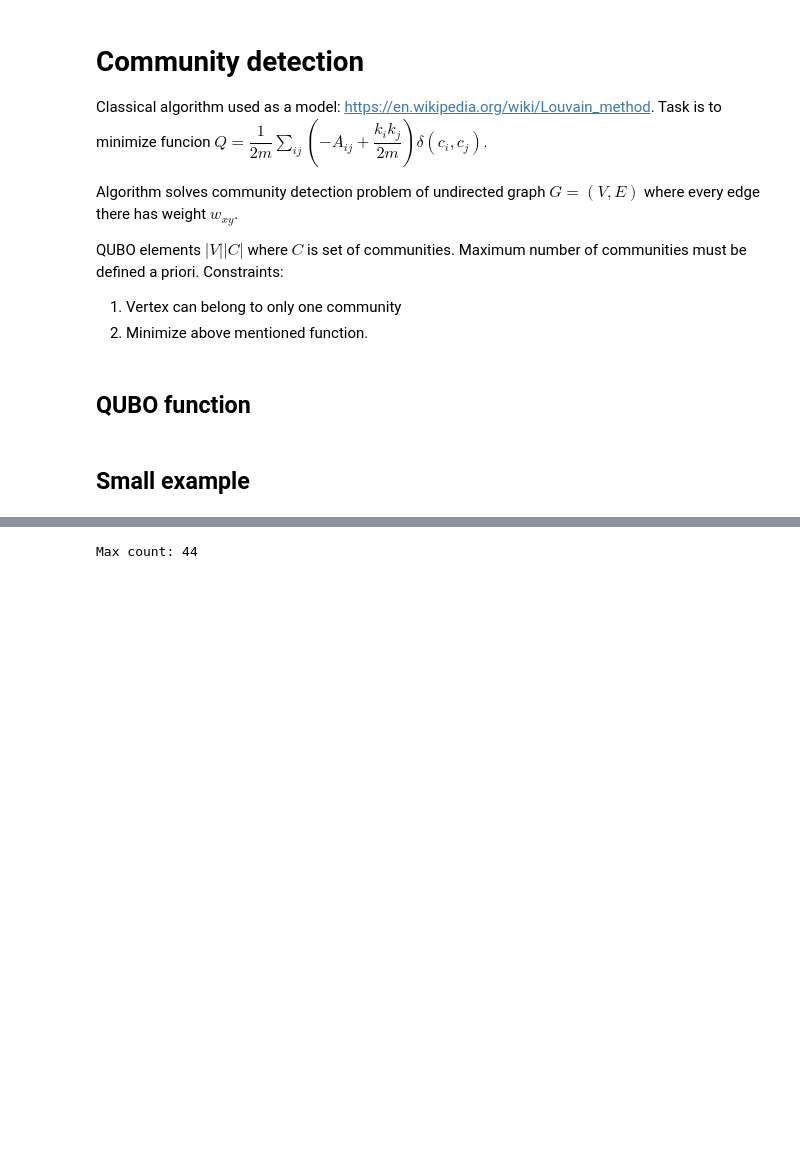
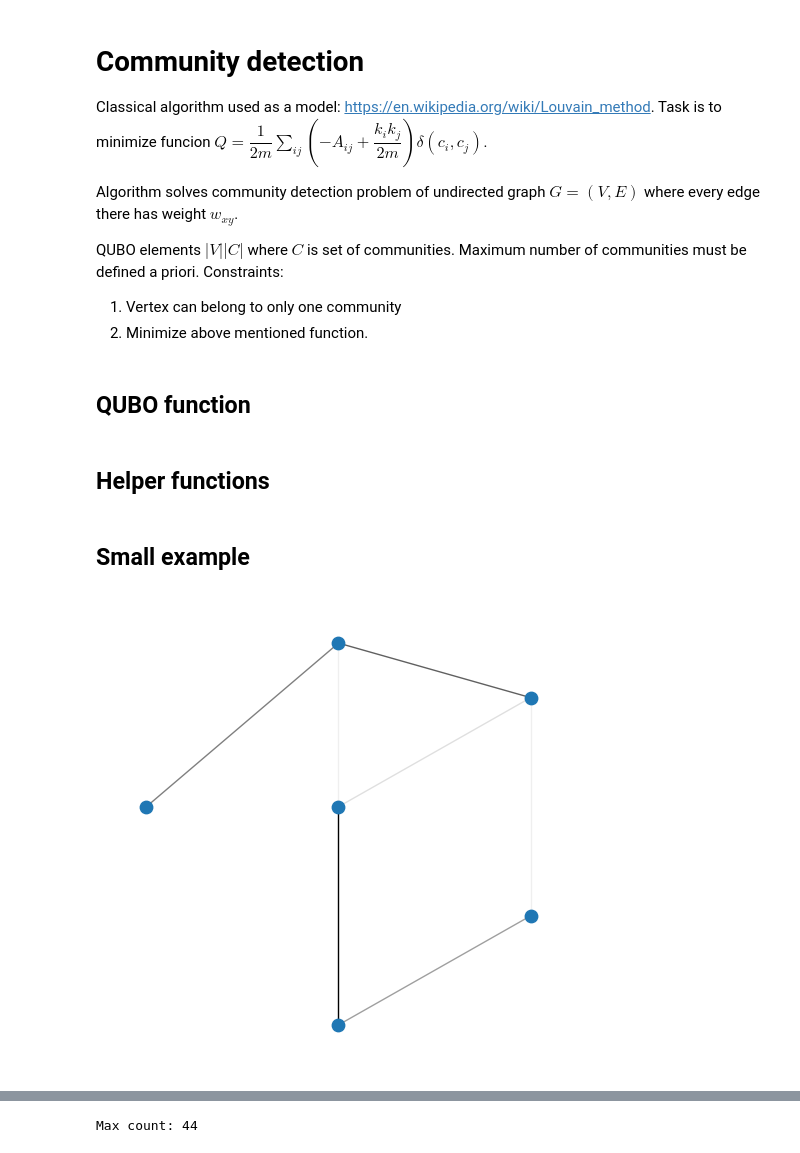
Before and after one commit to vuorenkoski/AQC, a Jupyter notebook: community_detection/community_detection.ipynb, the cells around one changed output, grey strips where cells are left out. Cells and saved outputs as stored; diff of their text form; code cells hidden in the pictures; blank space fills up the shorter version.

```diff
--- a/community_detection/community_detection.ipynb
+++ b/community_detection/community_detection.ipynb
@@ -69,9 +50,46 @@ def create_qubo(E, vertices, communities, p):
 
     return Q
+# %% [markdown]
+## Helper functions
+# %%
+def print_graph(G, node_color=None):
+    pos = nx.get_node_attributes(G, 'pos')
+    m = 0
+    for k,v in nx.get_edge_attributes(G, 'weight').items():
+        m = max(m,v)
+    a = [v/m for k,v in nx.get_edge_attributes(G, 'weight').items()]
+    plt.figure(figsize=(6, 6))
+    nx.draw_networkx_edges(G, pos, alpha=a)
+    nx.draw_networkx_nodes(G, pos, node_size=80, node_color=node_color)
+    plt.axis("off")
+    plt.show()
+
+colors=['blue','red','green','magenta', 'black']
+
+def result_to_colors(sample):
+    cs = np.zeros(len(G.nodes))
+    for k,v in sample.items():
+        if v==1:
+            cs[k[0]]=k[1]
+    nc = []
+    for i in range(len(cs)):
+        nc.append(colors[int(cs[i])])
+    return nc
 # %% [markdown]
 ## Small example
 # %%
-E = np.array([(0, 2, 1), (1, 2, 2), (1, 3, 1), (0, 5, 8), (0, 1, 10), (3, 4, 6), (2, 4, 16)])
-vertices = 6
+def simple_graph():
+    E = np.array([(0, 2, 1), (1, 2, 2), (1, 3, 1), (0, 5, 8), (0, 1, 10), (3, 4, 6), (2, 4, 16)])
+    V = [(0,dict(pos=(0.5,0.8))), (1,dict(pos=(0.8,0.7))), (2,dict(pos=(0.5,0.5))), (3,dict(pos=(0.8,0.3))), (4,dict(pos=(0.5,0.1))), (5,dict(pos=(0.2,0.5)))]
+    G = nx.Graph()
+    G.add_nodes_from(V)
+    for e in E:
+        G.add_edge(e[0], e[1], weight=e[2])
+    return G
+
+G = simple_graph()
 communities = 3
+print_graph(G)
+# %% [output]
+[figure, added]
 # %% [markdown]
```
Also changed, not shown: parts of 22 cells of this notebook, 2 other files.
